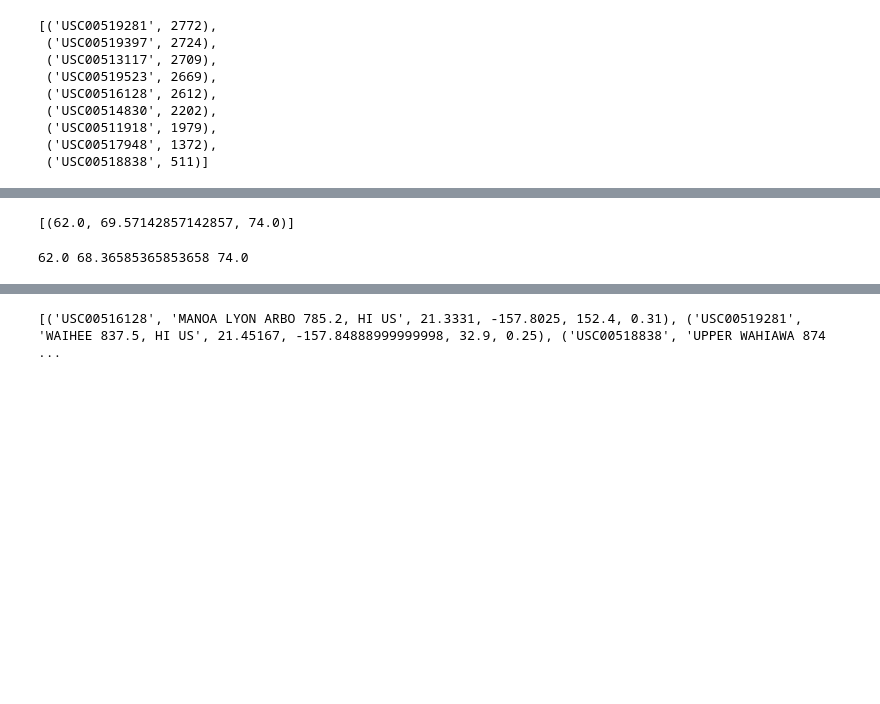
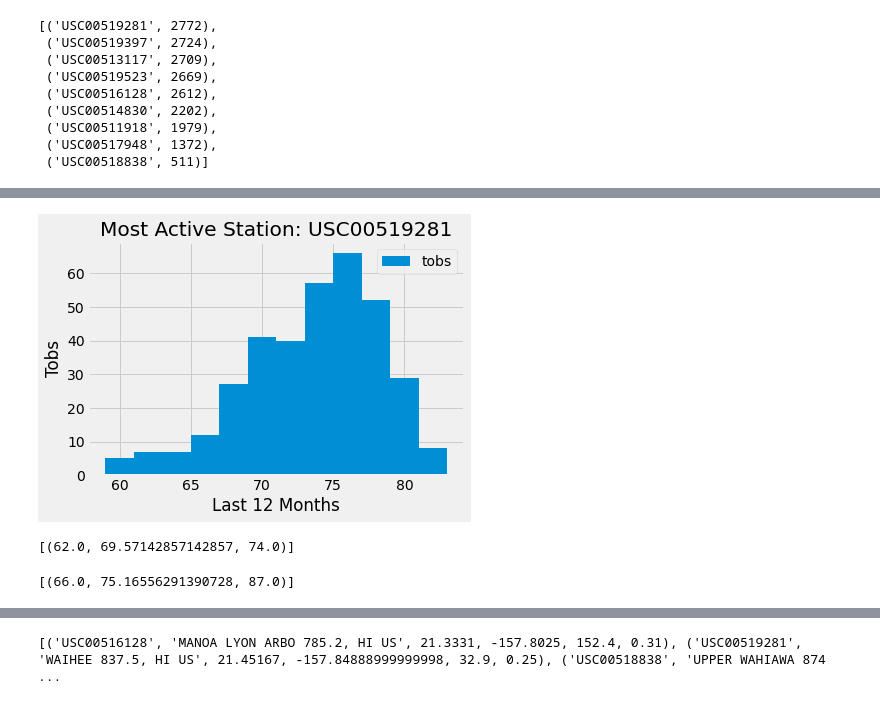
Before and after one commit to carlosalzate74/alchemy-flask-challenge, a Jupyter notebook: climate_starter.ipynb, the cells around one changed output, grey strips where cells are left out. Drawn from its saved outputs; the diff is of its cells as text; code cells hidden in the pictures; blank space fills up the shorter version.

```diff
--- a/climate_starter.ipynb
+++ b/climate_starter.ipynb
@@ -105,9 +153,18 @@ most_active_stations
 # Using the station id from the previous query, calculate the lowest temperature recorded,
 # highest temperature recorded, and average temperature most active station?
 
-most_active_station = session.query(Measurement.id)\
-                                     .group_by(Measurement.station)\
-                                     .order_by(count_.desc())\
-                                     .first()
-most_active_station
+most_active_station = most_active_stations[:1][0][0]
+
+stats = (
+    session.query(
+        Measurement.station,
+        func.min(Measurement.tobs),
+        func.max(Measurement.tobs),
+        func.avg(Measurement.tobs),
+    )
+    .filter(Measurement.station == most_active_station)
+    .group_by(Measurement.station)
+    .all()
+)
+stats
 # %% [output]
@@ -115,3 +172,11 @@ most_active_station
 # %%
 # Choose the station with the highest number of temperature observations.
 # Query the last 12 months of temperature observation data for this station and plot the results as a histogram
+
+tobs_stats = (
+    session.query(Measurement.station, Measurement.tobs)
+    .filter(Measurement.date >= last_12_mo)
+    .filter(Measurement.station == most_active_station)
+    .all()
+)
+tobs_stats[:10]
@@ -117,0 +194,5 @@ most_active_station
+# %%
+# Tobs Dataframe
+tobs_df = pd.DataFrame(tobs_stats)
+tobs_df.set_index("station", inplace=True)
+tobs_df.head()
@@ -118,3 +207,14 @@ most_active_station
+# %%
+# Tobs Histogram
+tobs_df.plot.hist(bins=12)
+plt.xlabel("Last 12 Months")
+plt.ylabel("Tobs")
+plt.title("Most Active Station: " + most_active_stations[:1][0][0])
+plt.grid(True)
+plt.savefig("images/tobs.png")
+plt.show()
+# %% [output]
+[figure, added]
 # %%
 # This function called `calc_temps` will accept start date and end date in the format '%Y-%m-%d'
 # and return the minimum, average, and maximum temperatures for that range of dates
@@ -139,8 +238,11 @@ print(calc_temps('2012-02-28', '2012-03-05'))
 # %%
 # Use your previous function `calc_temps` to calculate the tmin, tavg, and tmax
 # for your trip using the previous year's data for those same dates.
+
+trip_temp = calc_temps("2017-05-05", "2017-05-31")
+trip_temp
 # %% [output]
-62.0 68.36585365853658 74.0
+[(66.0, 75.16556291390728, 87.0)]
 # %%
 # Plot the results from your previous query as a bar chart.
 # Use "Trip Avg Temp" as your Title
```
Also changed, not shown: parts of 11 cells of this notebook, 4 other files.
